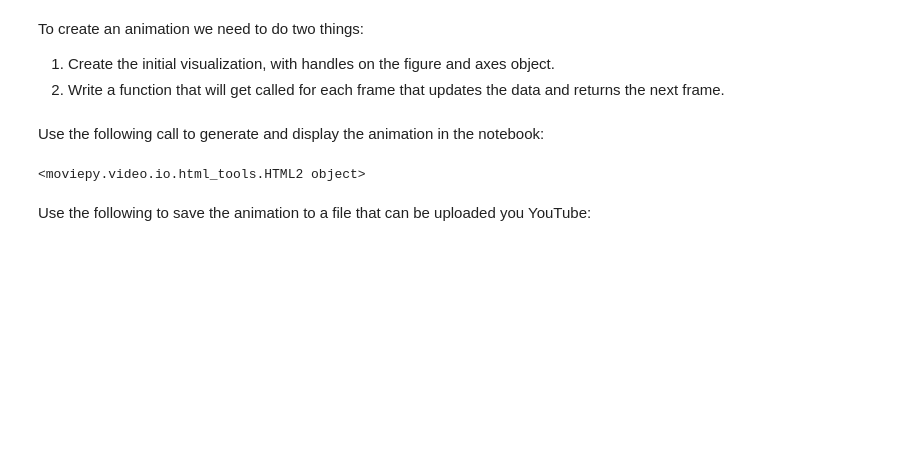
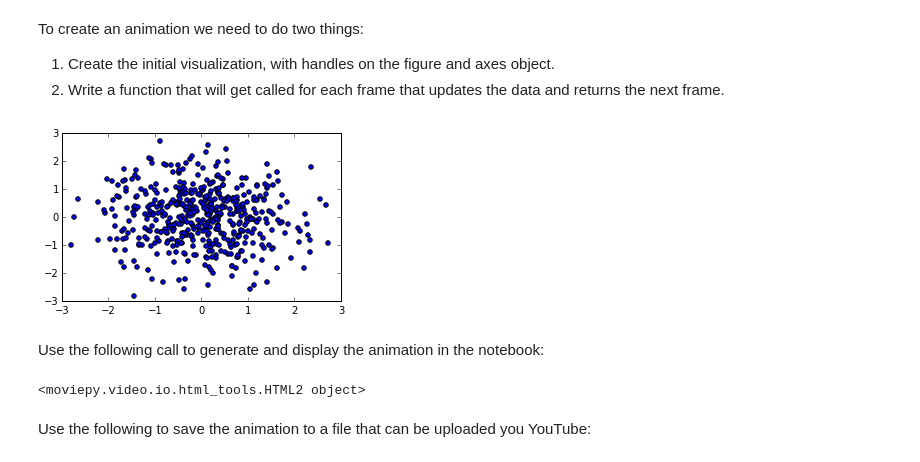
Before and after one commit to ellisonbg/phys202-2015, a Jupyter notebook: Resources/Project/MoviePy.ipynb, the cells around one changed output. Saved outputs shown, nothing was run; the diff lists cells and outputs as text; code cells hidden in the pictures; blank space fills up the shorter version.

```diff
--- a/Resources/Project/MoviePy.ipynb
+++ b/Resources/Project/MoviePy.ipynb
@@ -21,28 +24,31 @@ To create an animation we need to do two things:
 # %%
 duration = 10.0 # this is the total time
 
 N = 500
 
 # Make the initial plot outside the animation function
 fig_mpl, ax = plt.subplots(1,figsize=(5,3), facecolor='white')
+ax = plt.gca()
 x = np.random.normal(0.0, 1.0, size=N)
 y = np.random.normal(0.0, 1.0, size=N)
 plt.sca(ax)
 plt.xlim(-3,3)
 plt.ylim(-3,3)
 scat = ax.scatter(x, y)
 
 def make_frame_mpl(t):
     # t is the current time between [0,duration]
     newy = y*np.cos(4.0*t/duration)
     # Just update the data on each frame
     # set_offset takes a Nx2 dimensional array of positions
     scat.set_offsets(np.transpose(np.vstack([x, newy])))
     # The mplfig_to_npimage convert the matplotlib figure to an image that
     # moviepy can work with:
     return mplfig_to_npimage(fig_mpl)
 
 animation = mpy.VideoClip(make_frame_mpl, duration=duration)
+# %% [output]
+[figure, added]
 # %% [markdown]
 Use the following call to generate and display the animation in the notebook:
 # %%
```
Also changed, not shown: parts of 3 cells of this notebook, 2 other files.
